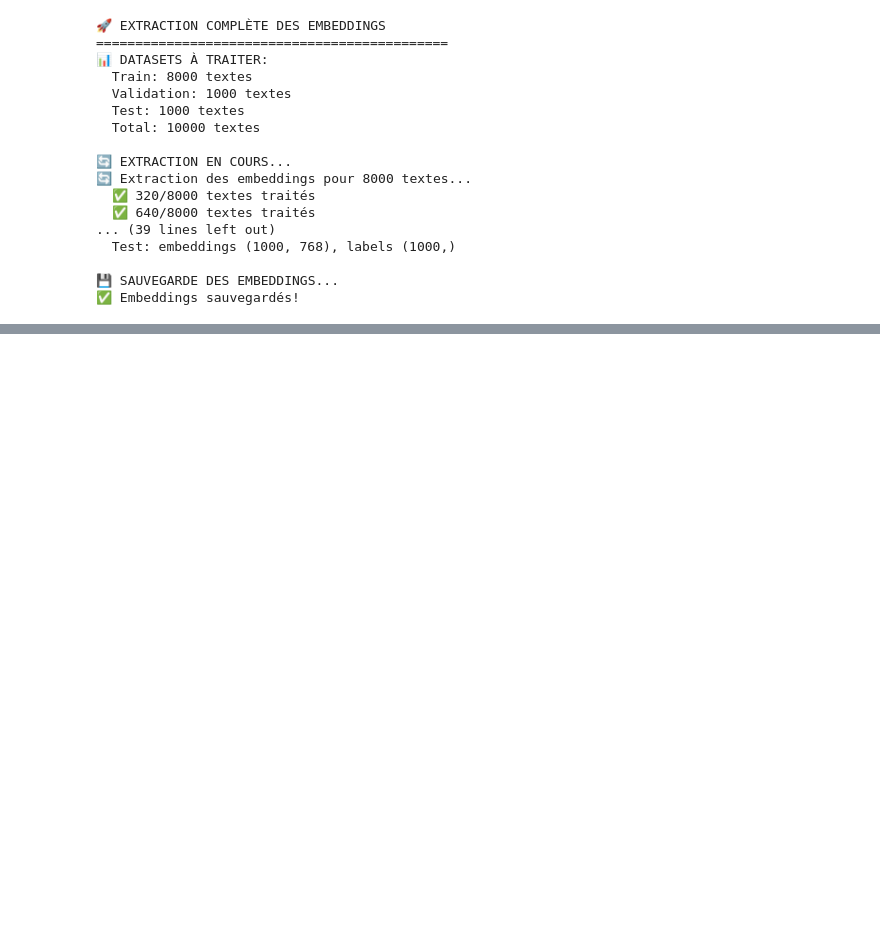
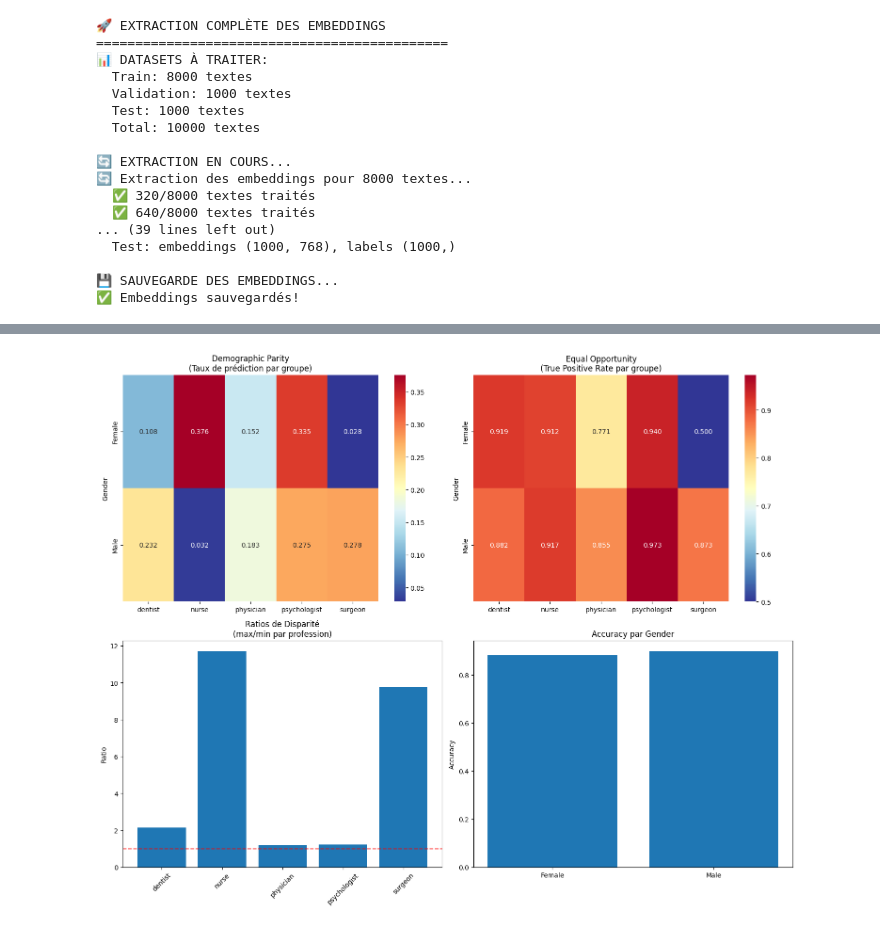
Before and after one commit to OsmanBagci3/NLP_fairness_project, a Jupyter notebook: fairness.ipynb, the cells around one changed output, grey strips where cells are left out. Saved outputs shown, nothing was run; the diff lists cells and outputs as text; code cells hidden in the pictures; blank space fills up the shorter version.

```diff
--- a/fairness.ipynb
+++ b/fairness.ipynb
@@ -688,0 +840,20 @@ else:
+# %%
+
+best_models = {
+    'xgb': results.get('XGBoost', {}).get('model'),
+    'mlp': results.get('MLP', {}).get('model'),
+    'lr': lr,
+    'rf': rf_classifier
+}
+
+
+#voir si xgb est non vide
+if best_models['xgb'] is not None:
+    print("✅ XGBoost est disponible pour l'évaluation finale.")
+else:
+    print("⚠️ XGBoost n'est pas disponible, il sera exclu de l'évaluation finale.")
+
+#vérifier le contenu de results
+print(f"\n🔍 CONTENU DE RESULTS:")
+for model_name, model_info in results.items():
+    print(f"{model_name}: {model_info}")
@@ -688,0 +1827,67 @@ else:
+# %%
+# ANALYSE DE FAIRNESS POUR VOS MODÈLES
+import pickle
+import numpy as np
+
+# Charger les données et le label encoder
+val_embeddings = np.load('val_embeddings.npy')
+val_labels = np.load('val_labels.npy')
+with open('label_encoder.pkl', 'rb') as f:
+    le = pickle.load(f)
+
+class_names = le.classes_
+
+# Récupérer les données de genre pour l'ensemble de validation
+val_genders = df_val['gender'].values
+
+print("🔍 ANALYSE DE FAIRNESS - COMPARAISON DES MODÈLES")
+print("=" * 70)
+
+# Définir les modèles à analyser
+models_to_analyze = {
+    'XGBoost': results.get('XGBoost', {}).get('model'),
+    'MLP': results.get('MLP', {}).get('model'),
+    'CatBoost': catb_model  # Si disponible
+}
+
+fairness_comparison = {}
+
+for model_name, model in models_to_analyze.items():
+    if model is not None:
+        print(f"\n🤖 ANALYSE DE FAIRNESS: {model_name}")
+        print("=" * 50)
+
+        # Prédictions
+        y_pred = model.predict(val_embeddings)
+        y_pred_proba = model.predict_proba(val_embeddings)
+
+        # Analyse de fairness
+        fairness_results = fairness_analysis(
+            y_true=val_labels,
+            y_pred=y_pred,
+            y_pred_proba=y_pred_proba,
+            sensitive_attribute=val_genders,
+            class_names=class_names,
+            attribute_name="Gender"
+        )
+
+        fairness_comparison[model_name] = fairness_results
+
+        # Visualisation
+        plot_fairness_metrics(fairness_results, class_names)
+
+# Résumé comparatif
+print(f"\n📊 RÉSUMÉ COMPARATIF DE FAIRNESS")
+print("=" * 50)
+
+for metric in ['disparity_ratios', 'group_performance']:
+    print(f"\n{metric.upper()}:")
+    for model_name in fairness_comparison.keys():
+        if metric in fairness_comparison[model_name]:
+            data = fairness_comparison[model_name][metric]
+            if metric == 'disparity_ratios':
+                avg_ratio = np.mean(list(data.values()))
+                print(f"  {model_name}: Ratio moyen = {avg_ratio:.2f}")
+            else:
+                print(f"  {model_name}: {data}")
+# %% [output]
@@ -688,0 +1911 @@ else:
+[figure, added]
```
Also changed, not shown: parts of 19 cells of this notebook, 9 other files.
